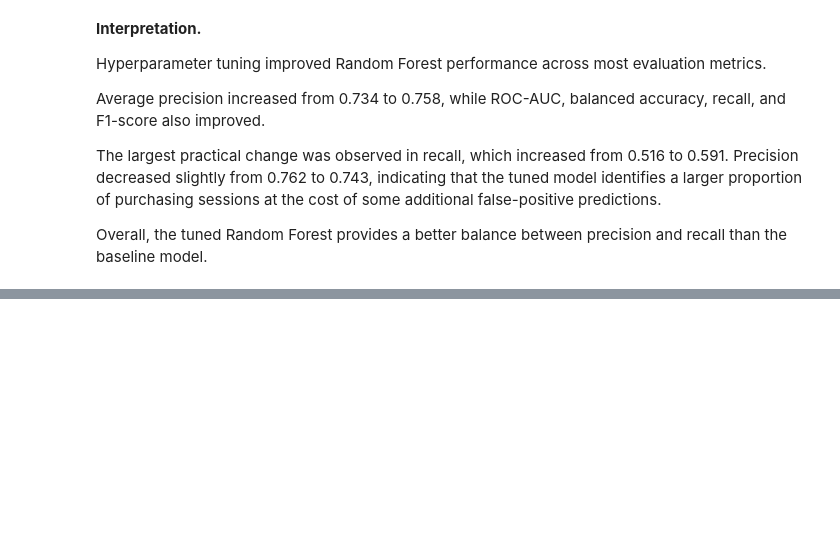
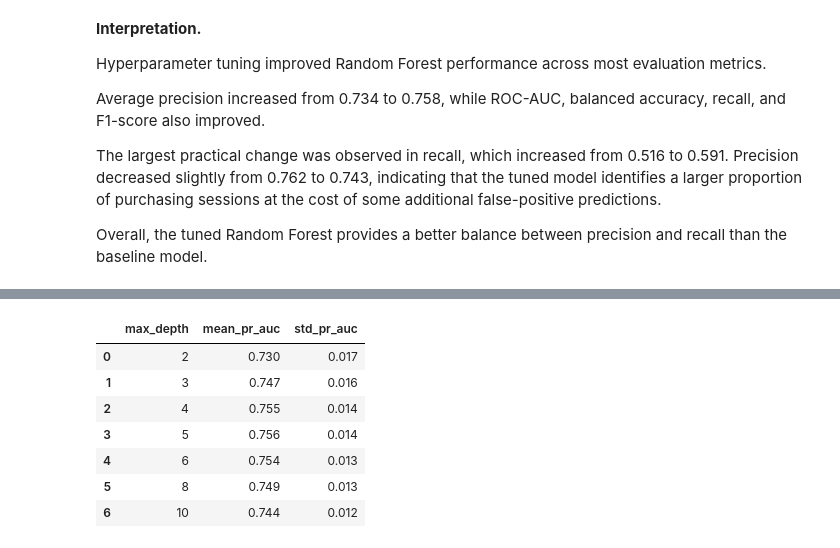
Before and after one commit to EmilB04/Machine-Learning, a Jupyter notebook: project1/notebooks/analysis.ipynb, the cells around one changed output, grey strips where cells are left out. Saved outputs shown, nothing was run; the diff lists cells and outputs as text; code cells hidden in the pictures; blank space fills up the shorter version.

```diff
--- a/project1/notebooks/analysis.ipynb
+++ b/project1/notebooks/analysis.ipynb
@@ -1565,0 +1747,49 @@ and recall than the baseline model.
+# %%
+xgb_depth_values = [2, 3, 4, 5, 6, 8, 10]
+
+xgb_depth_results = []
+
+for depth in xgb_depth_values:
+
+    model = Pipeline([
+        ("preprocessor", preprocessor),
+        (
+            "model",
+            XGBClassifier(
+                n_estimators=100,
+                learning_rate=0.03,
+                max_depth=depth,
+                random_state=42,
+                eval_metric="logloss",
+                n_jobs=1
+            )
+        )
+    ])
+
+    scores = cross_val_score(
+        model,
+        X_train,
+        y_train,
+        cv=cv,
+        scoring="average_precision",
+        n_jobs=-1
+    )
+
+    xgb_depth_results.append({
+        "max_depth": depth,
+        "mean_pr_auc": scores.mean(),
+        "std_pr_auc": scores.std()
+    })
+
+xgb_depth_results = pd.DataFrame(xgb_depth_results)
+
+xgb_depth_results.round(3)
+# %% [output]
+|  | max_depth | mean_pr_auc | std_pr_auc |
+| 0 | 2 | 0.730 | 0.017 |
+| 1 | 3 | 0.747 | 0.016 |
+| 2 | 4 | 0.755 | 0.014 |
+| 3 | 5 | 0.756 | 0.014 |
+| 4 | 6 | 0.754 | 0.013 |
+| 5 | 8 | 0.749 | 0.013 |
+| 6 | 10 | 0.744 | 0.012 |
```
Also changed, not shown: parts of 17 cells of this notebook.
